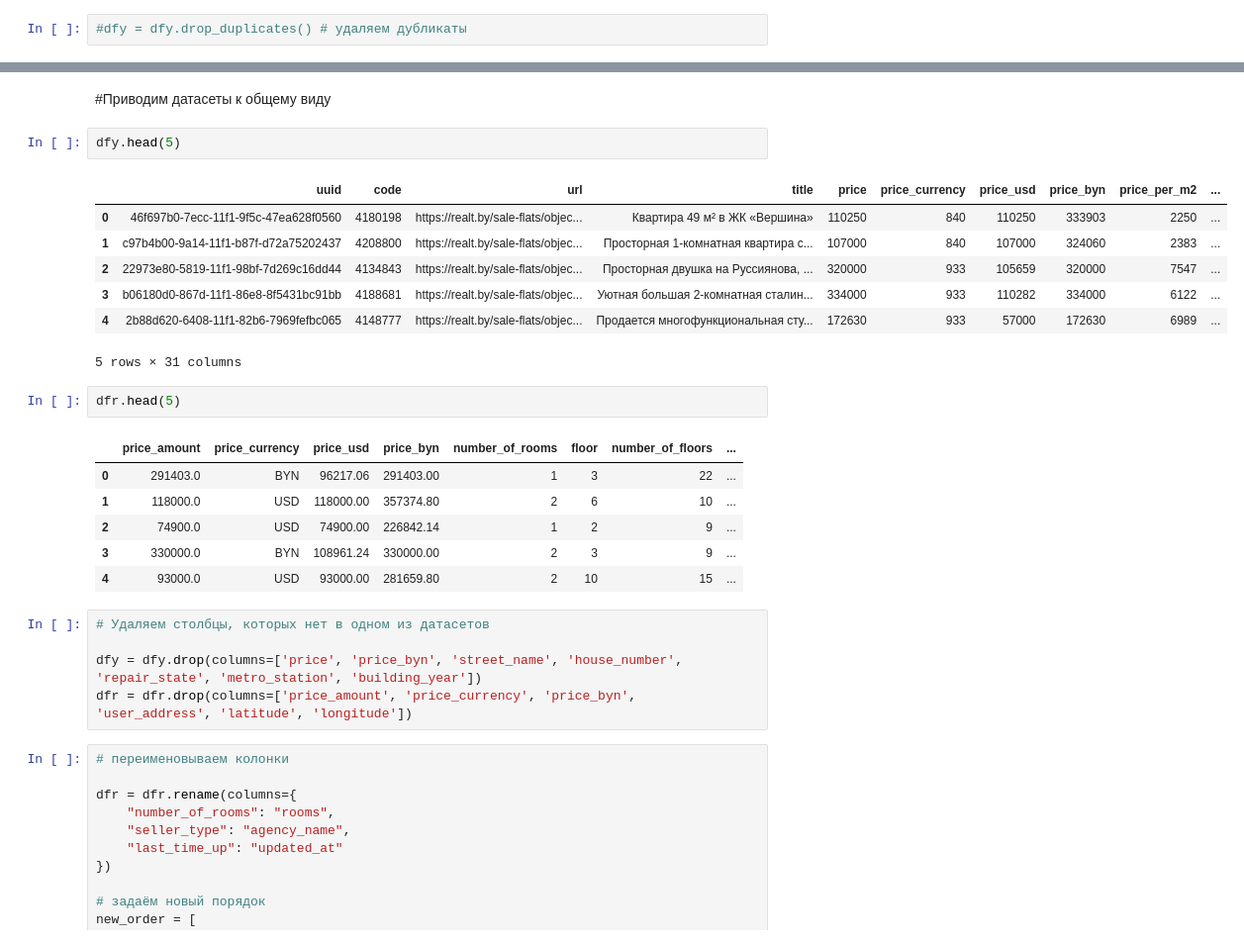
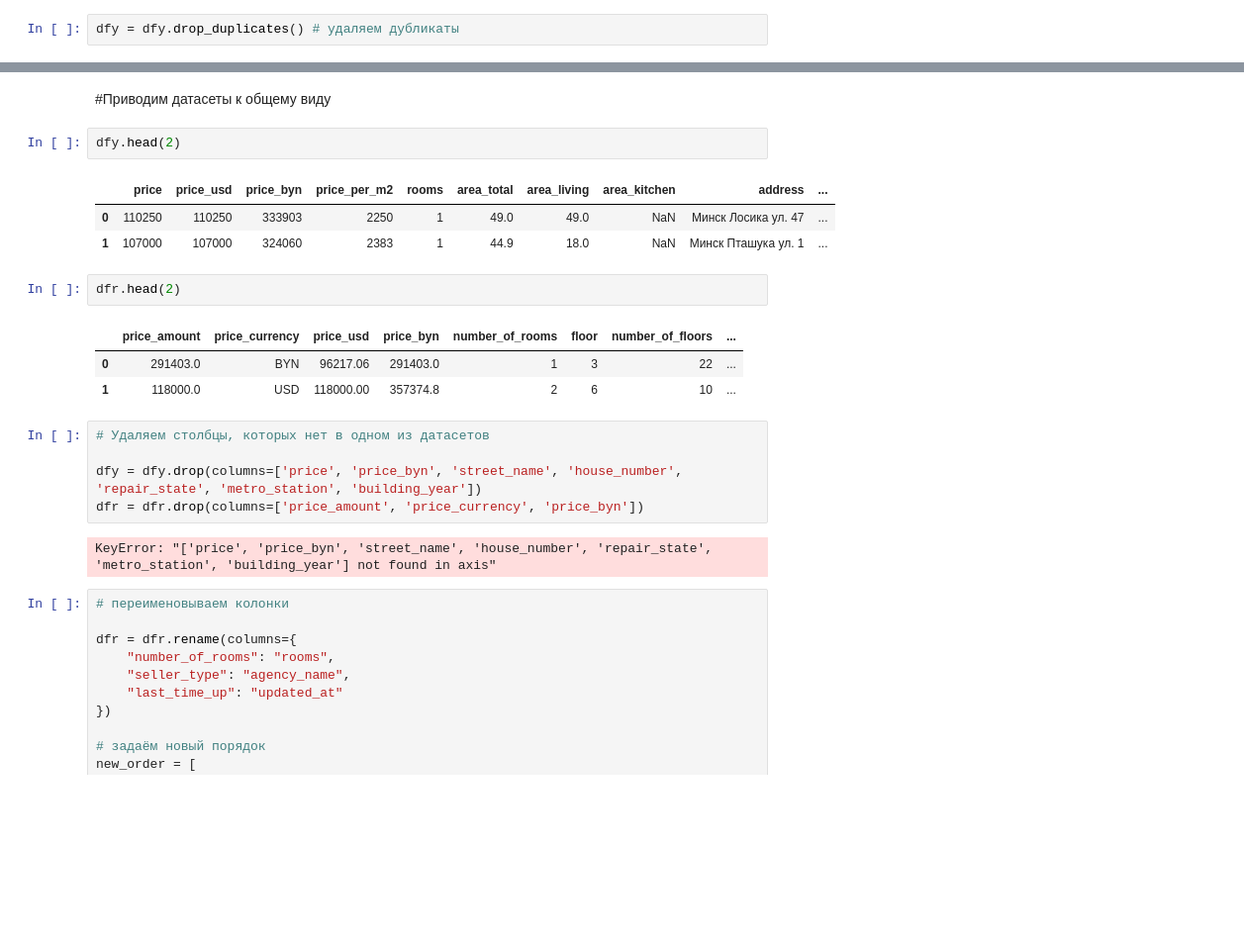
Before and after one commit to balon14/realty, a Jupyter notebook: realty_ipunb.ipynb, the cells around one changed output, grey strips where cells are left out. Shown at 99% size. Cells and saved outputs as stored; diff of their text form; blank space fills up the shorter version.

```diff
--- a/realty_ipunb.ipynb
+++ b/realty_ipunb.ipynb
@@ -68,5 +68,5 @@ print('Дубликатов =', dfy.duplicated().sum())
 # %%
-#dfy = dfy.drop_duplicates() # удаляем дубликаты
+dfy = dfy.drop_duplicates() # удаляем дубликаты
 # %%
 dfy.info() # информация о данных в датафрейме: сколько строк, какие данные в столбцах, сколько пропущенных значений
 # %% [output]
@@ -305,29 +305,24 @@ plt.show()
 # %% [markdown]
 #Приводим датасеты к общему виду
 # %%
-dfy.head(5)
+dfy.head(2)
 # %% [output]
-|  | uuid | code | url | title | price | price_currency | price_usd | price_byn | price_per_m2 | ... |
-| 0 | 46f697b0-7ecc-11f1-9f5c-47ea628f0560 | 4180198 | https://realt.by/sale-flats/objec... | Квартира 49 м² в ЖК «Вершина» | 110250 | 840 | 110250 | 333903 | 2250 | ... |
-| 1 | c97b4b00-9a14-11f1-b87f-d72a75202437 | 4208800 | https://realt.by/sale-flats/objec... | Просторная 1-комнатная квартира с... | 107000 | 840 | 107000 | 324060 | 2383 | ... |
-| 2 | 22973e80-5819-11f1-98bf-7d269c16dd44 | 4134843 | https://realt.by/sale-flats/objec... | Просторная двушка на Руссиянова, ... | 320000 | 933 | 105659 | 320000 | 7547 | ... |
-| 3 | b06180d0-867d-11f1-86e8-8f5431bc91bb | 4188681 | https://realt.by/sale-flats/objec... | Уютная большая 2-комнатная сталин... | 334000 | 933 | 110282 | 334000 | 6122 | ... |
-| 4 | 2b88d620-6408-11f1-82b6-7969fefbc065 | 4148777 | https://realt.by/sale-flats/objec... | Продается многофункциональная сту... | 172630 | 933 | 57000 | 172630 | 6989 | ... |
+|  | price | price_usd | price_byn | price_per_m2 | rooms | area_total | area_living | area_kitchen | address | ... |
+| 0 | 110250 | 110250 | 333903 | 2250 | 1 | 49.0 | 49.0 | NaN | Минск Лосика ул. 47 | ... |
+| 1 | 107000 | 107000 | 324060 | 2383 | 1 | 44.9 | 18.0 | NaN | Минск Пташука ул. 1 | ... |
-5 rows × 31 columns
 # %%
-dfr.head(5)
+dfr.head(2)
 # %% [output]
 |  | price_amount | price_currency | price_usd | price_byn | number_of_rooms | floor | number_of_floors | ... |
-| 0 | 291403.0 | BYN | 96217.06 | 291403.00 | 1 | 3 | 22 | ... |
-| 1 | 118000.0 | USD | 118000.00 | 357374.80 | 2 | 6 | 10 | ... |
-| 2 | 74900.0 | USD | 74900.00 | 226842.14 | 1 | 2 | 9 | ... |
-| 3 | 330000.0 | BYN | 108961.24 | 330000.00 | 2 | 3 | 9 | ... |
-| 4 | 93000.0 | USD | 93000.00 | 281659.80 | 2 | 10 | 15 | ... |
+| 0 | 291403.0 | BYN | 96217.06 | 291403.0 | 1 | 3 | 22 | ... |
+| 1 | 118000.0 | USD | 118000.00 | 357374.8 | 2 | 6 | 10 | ... |
 # %%
 # Удаляем столбцы, которых нет в одном из датасетов
 
 dfy = dfy.drop(columns=['price', 'price_byn', 'street_name', 'house_number', 'repair_state', 'metro_station', 'building_year'])
-dfr = dfr.drop(columns=['price_amount', 'price_currency', 'price_byn', 'user_address', 'latitude', 'longitude'])
+dfr = dfr.drop(columns=['price_amount', 'price_currency', 'price_byn'])
+# %% [output]
+KeyError: "['price', 'price_byn', 'street_name', 'house_number', 'repair_state', 'metro_station', 'building_year'] not found in axis"
 # %%
 # переименовываем колонки
 
```
Also changed, not shown: parts of 9 cells of this notebook.
